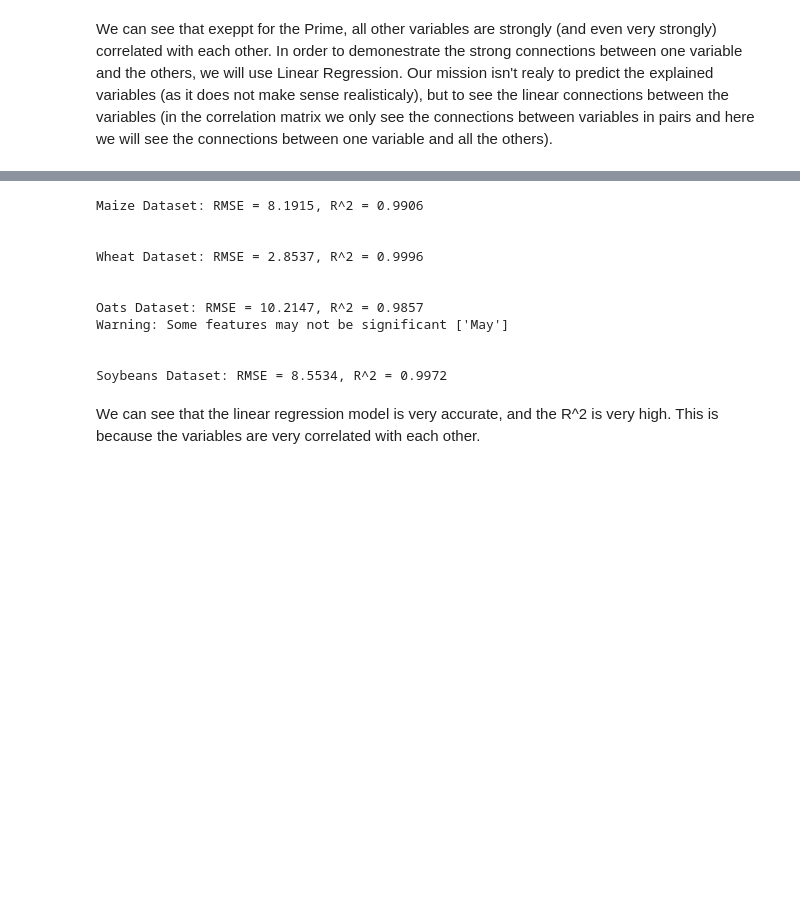
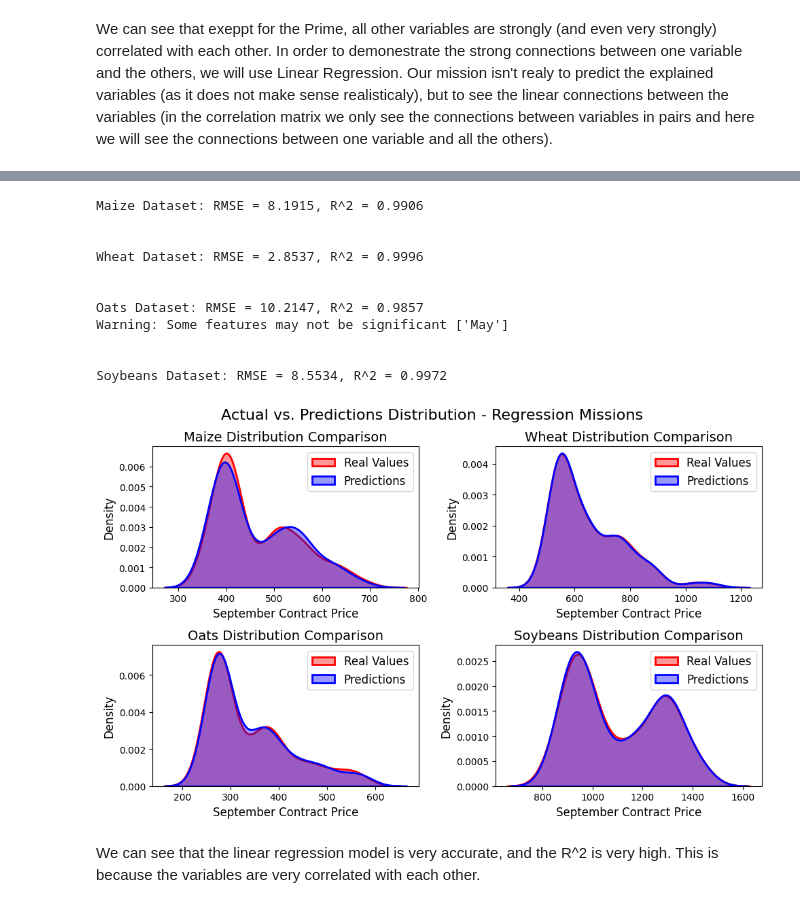
Before and after one commit to ireinman/Fintech, a Jupyter notebook: regression.ipynb, the cells around one changed output, grey strips where cells are left out. Cells and saved outputs as stored; diff of their text form; code cells hidden in the pictures; blank space fills up the shorter version.

```diff
--- a/regression.ipynb
+++ b/regression.ipynb
@@ -47,48 +72,65 @@ def train_and_evaluate(dataset, y_col):
     X = dataset[X_cols]
     y = dataset[y_col]
 
-    X_train, X_val, y_train, y_val = train_test_split(X, y, test_size=0.2, random_state=42)
+    X_train, X_test, y_train, y_test = train_test_split(X, y, test_size=0.2, random_state=42)
 
     X_train_sm = sm.add_constant(X_train)
-    X_val_sm = sm.add_constant(X_val)
+    X_test_sm = sm.add_constant(X_test)
 
     # Fit the OLS model
     model = sm.OLS(y_train, X_train_sm)
     results = model.fit()
 
-    # Make predictions on the validation set
-    y_pred = results.predict(X_val_sm)
+    # Make predictions on the Test set
+    y_pred = results.predict(X_test_sm)
 
     # Calculate RMSE
-    rmse = np.sqrt(np.mean((y_val - y_pred) ** 2))
+    rmse = np.sqrt(np.mean((y_test - y_pred) ** 2))
 
-    return rmse, results
+    plot_data = {'Actual': y_test, 'Predicted': y_pred}
+
+    return rmse, results, plot_data
 # %%
-for commodity in commodities:
+fig, axes = plt.subplots(2, 2, figsize=(10, 6))
+axes = axes.flatten()
+
+for i, commodity in enumerate(commodities):
     dataset = pd.read_csv(f'{DATA_PATH}/full_{commodity}.csv')
-    rmse, results = train_and_evaluate(dataset, Y_COLUMN)
+    rmse, results, plot_data = train_and_evaluate(dataset, Y_COLUMN)
     r_squared = results.rsquared
     pvalues = results.pvalues
     f_p_value = results.f_pvalue
     print(f'{commodity} Dataset: RMSE = {'{:.4f}'.format(rmse)}, R^2 = {'{:.4f}'.format(r_squared)}')
     if pvalues.max() > PROBLEM_PVALUE:
         print('Warning: Some features may not be significant', list(pvalues[pvalues > PROBLEM_PVALUE].index))
     if f_p_value > PROBLEM_PVALUE:
         print('Warning: The model may not be significant', f_p_value)
     # print(results.summary())
-    print('\n')
+    if i < len(commodities) - 1:
+        print('\n')
+    sns.kdeplot(plot_data['Actual'], color='red', label='Real Values', fill=True, alpha=0.4, linewidth=2, ax=axes[i])
+    sns.kdeplot(plot_data['Predicted'], color='blue', label='Predictions', fill=True, alpha=0.4, linewidth=2, ax=axes[i])
+    axes[i].set_title(f'{commodity} Distribution Comparison', fontsize=14)
+    axes[i].set_xlabel('September Contract Price', fontsize=12)
+    axes[i].set_ylabel('Density', fontsize=12)
+    axes[i].legend(fontsize=12)
+
+plt.tight_layout(h_pad=1.0, w_pad=2.0)
+fig.suptitle('Actual vs. Predictions Distribution - Regression Missions', fontsize=16, y=1.03)
+plt.show()
 # %% [output]
 Maize Dataset: RMSE = 8.1915, R^2 = 0.9906
 
 
 Wheat Dataset: RMSE = 2.8537, R^2 = 0.9996
 
 
 Oats Dataset: RMSE = 10.2147, R^2 = 0.9857
 Warning: Some features may not be significant ['May']
 
 
 Soybeans Dataset: RMSE = 8.5534, R^2 = 0.9972
+[figure, added]
 # %% [markdown]
 We can see that the linear regression model is very accurate, and the R^2 is very high. This is because the variables are very correlated with each other.
 # %%
```
Also changed, not shown: parts of 5 cells of this notebook.
